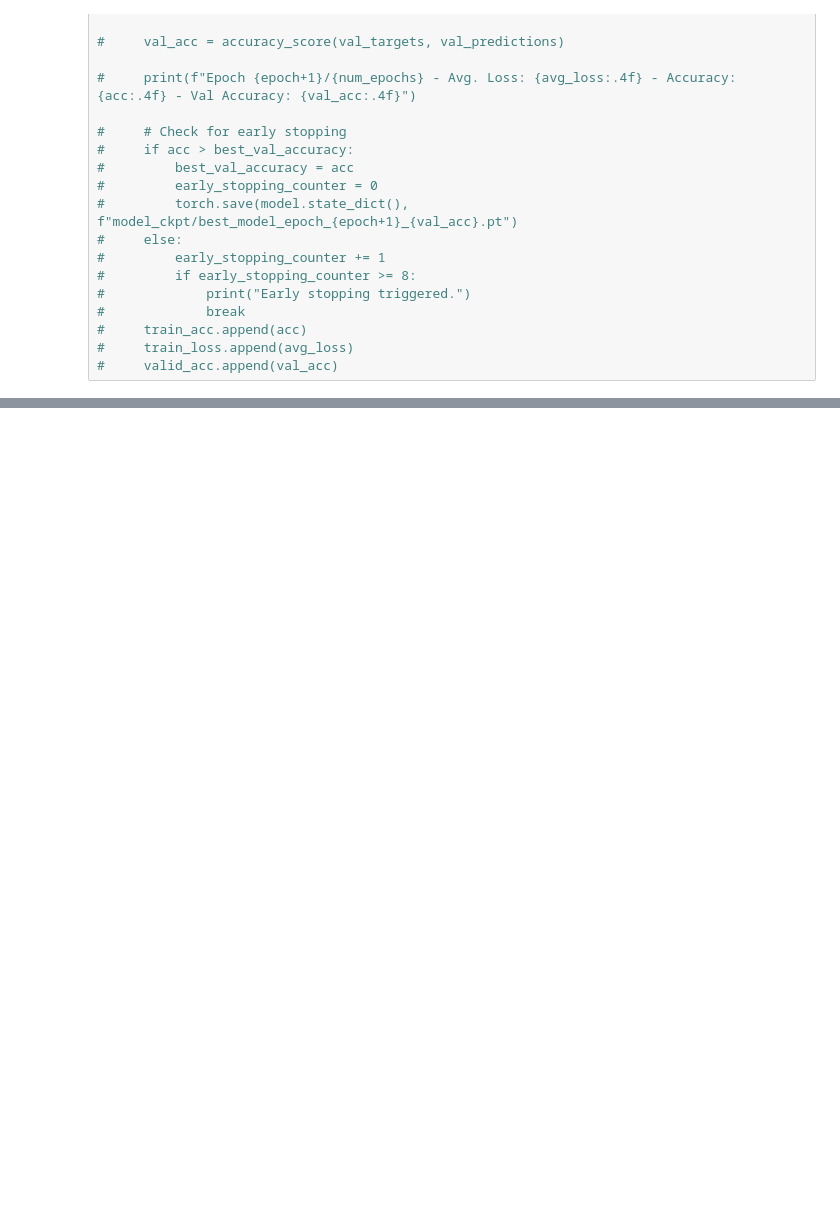
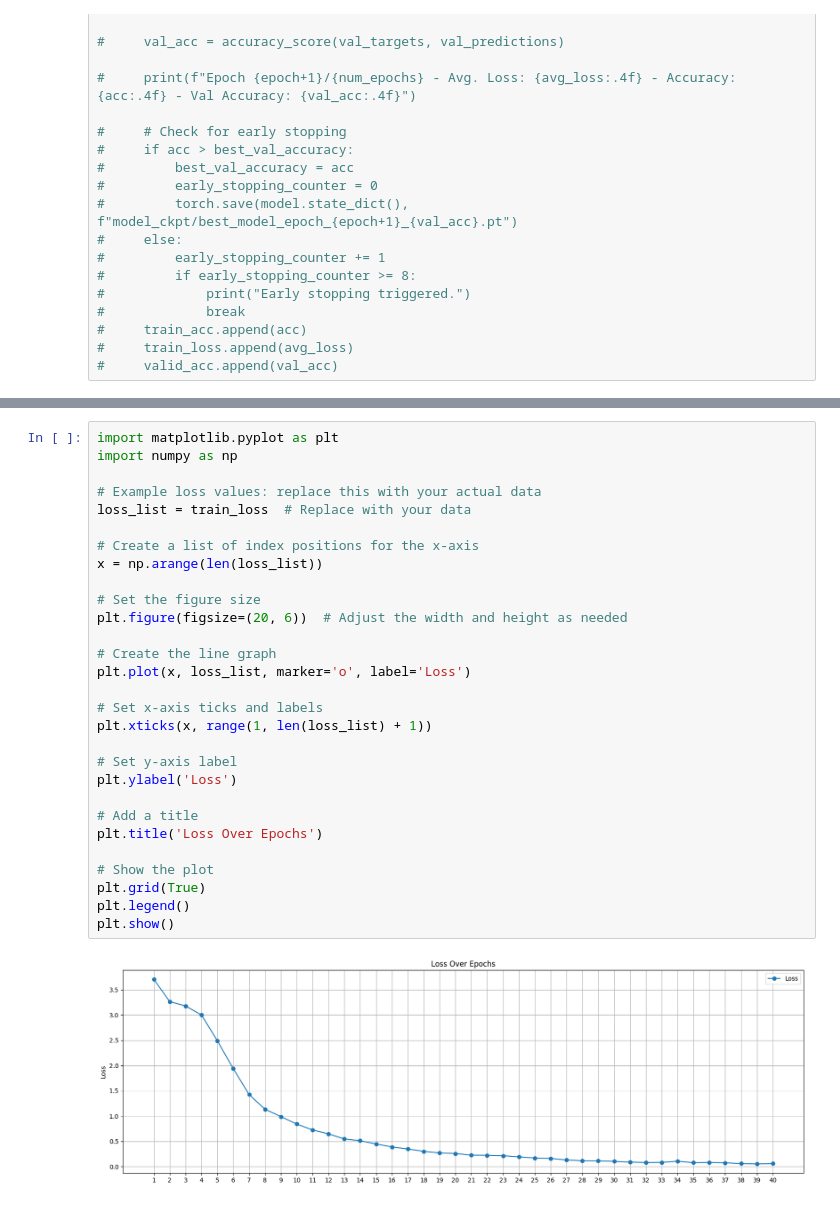
Before and after one commit to srv-sh/resume-categorization, a Jupyter notebook: model.ipynb, the cells around one changed output, grey strips where cells are left out. Saved outputs shown, nothing was run; the diff lists cells and outputs as text; blank space fills up the shorter version.

```diff
--- a/model.ipynb
+++ b/model.ipynb
@@ -446,0 +493,31 @@ Epoch 11/25 - Avg. Loss: 31.4964 - Accuracy: 0.9833 - Val Accuracy: 0.8434
+# %%
+import matplotlib.pyplot as plt
+import numpy as np
+
+# Example loss values: replace this with your actual data
+loss_list = train_loss  # Replace with your data
+
+# Create a list of index positions for the x-axis
+x = np.arange(len(loss_list))
+
+# Set the figure size
+plt.figure(figsize=(20, 6))  # Adjust the width and height as needed
+
+# Create the line graph
+plt.plot(x, loss_list, marker='o', label='Loss')
+
+# Set x-axis ticks and labels
+plt.xticks(x, range(1, len(loss_list) + 1))
+
+# Set y-axis label
+plt.ylabel('Loss')
+
+# Add a title
+plt.title('Loss Over Epochs')
+
+# Show the plot
+plt.grid(True)
+plt.legend()
+plt.show()
+# %% [output]
+[figure, added]
```
Also changed, not shown: parts of 15 cells of this notebook.
